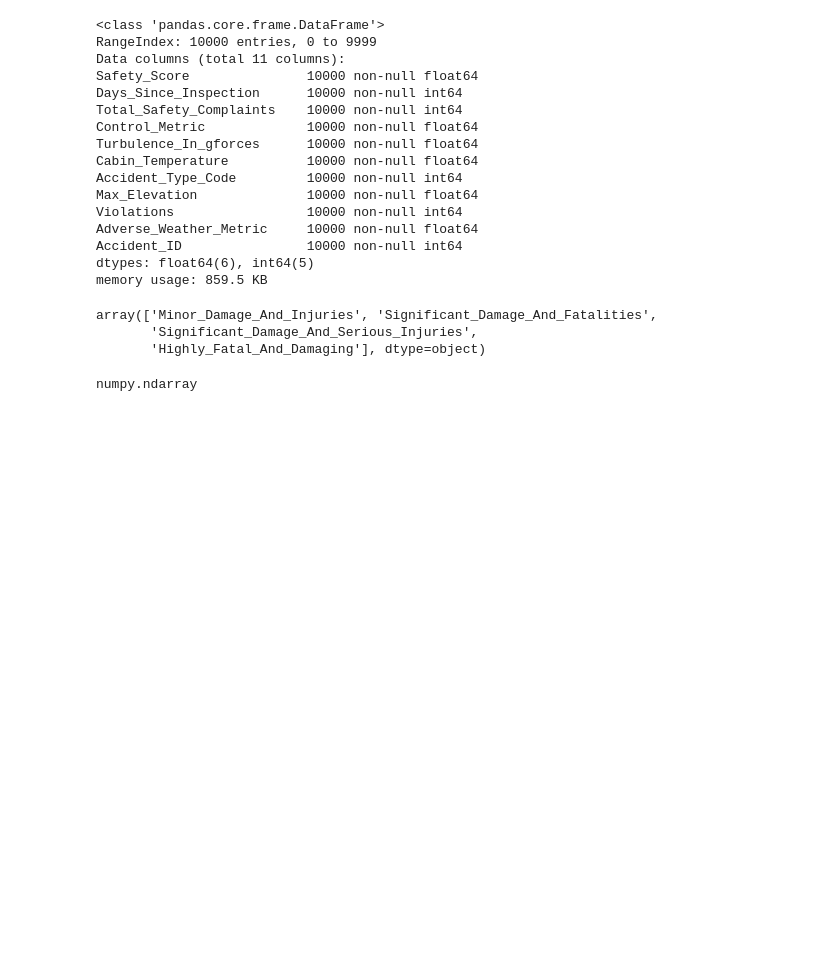
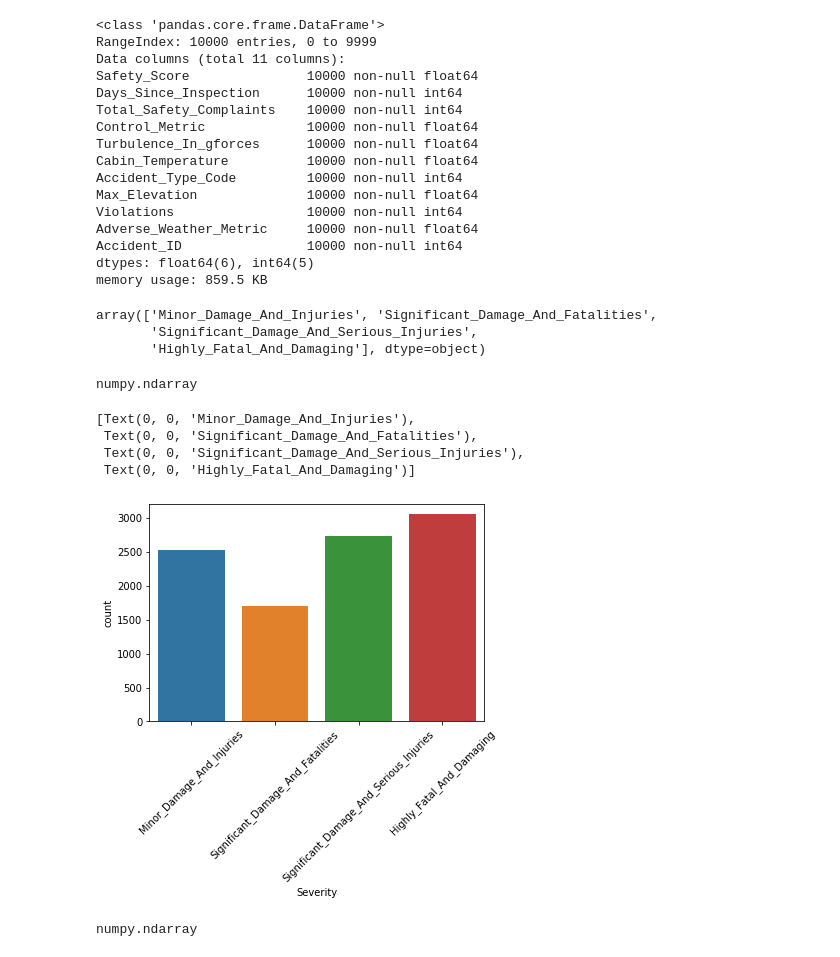
Before and after one commit to shobhitsundriyal/Revisit_ML, a Jupyter notebook: airplane_he.ipynb, the cells around one changed output. Drawn from its saved outputs; the diff is of its cells as text; code cells hidden in the pictures; blank space fills up the shorter version.

```diff
--- a/airplane_he.ipynb
+++ b/airplane_he.ipynb
@@ -70,6 +70,26 @@ y.unique()
 array(['Minor_Damage_And_Injuries', 'Significant_Damage_And_Fatalities',
        'Significant_Damage_And_Serious_Injuries',
        'Highly_Fatal_And_Damaging'], dtype=object)
+# %%
+from sklearn.preprocessing import LabelEncoder
+le = LabelEncoder()
+
+y_le = le.fit_transform(y)
+y_le = np.array(y_le)
+type(y_le)
+# %% [output]
+numpy.ndarray
+# %%
+import seaborn as sns
+
+chart = sns.countplot(y)
+chart.set_xticklabels(chart.get_xticklabels(), rotation=45)
+# %% [output]
+[Text(0, 0, 'Minor_Damage_And_Injuries'),
+ Text(0, 0, 'Significant_Damage_And_Fatalities'),
+ Text(0, 0, 'Significant_Damage_And_Serious_Injuries'),
+ Text(0, 0, 'Highly_Fatal_And_Damaging')]
+[figure, added]
 # %%
 from sklearn.preprocessing import Normalizer
 
```
Also changed, not shown: parts of 4 cells of this notebook.
